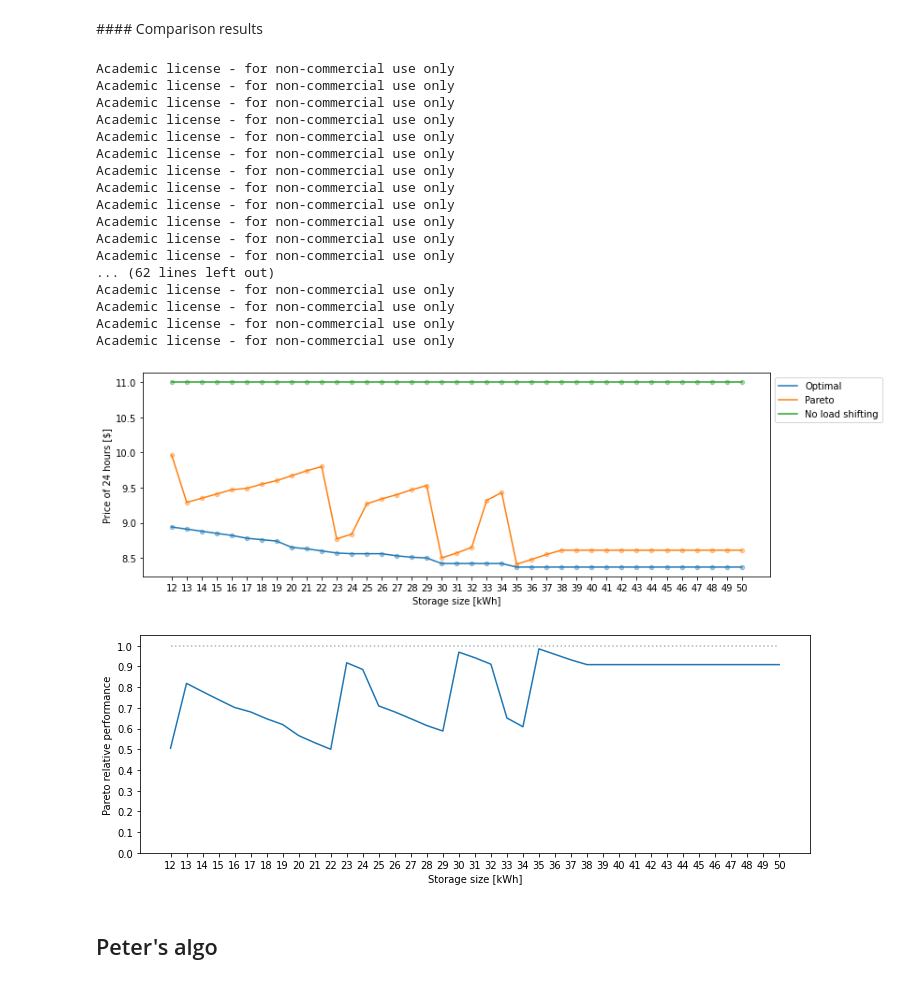
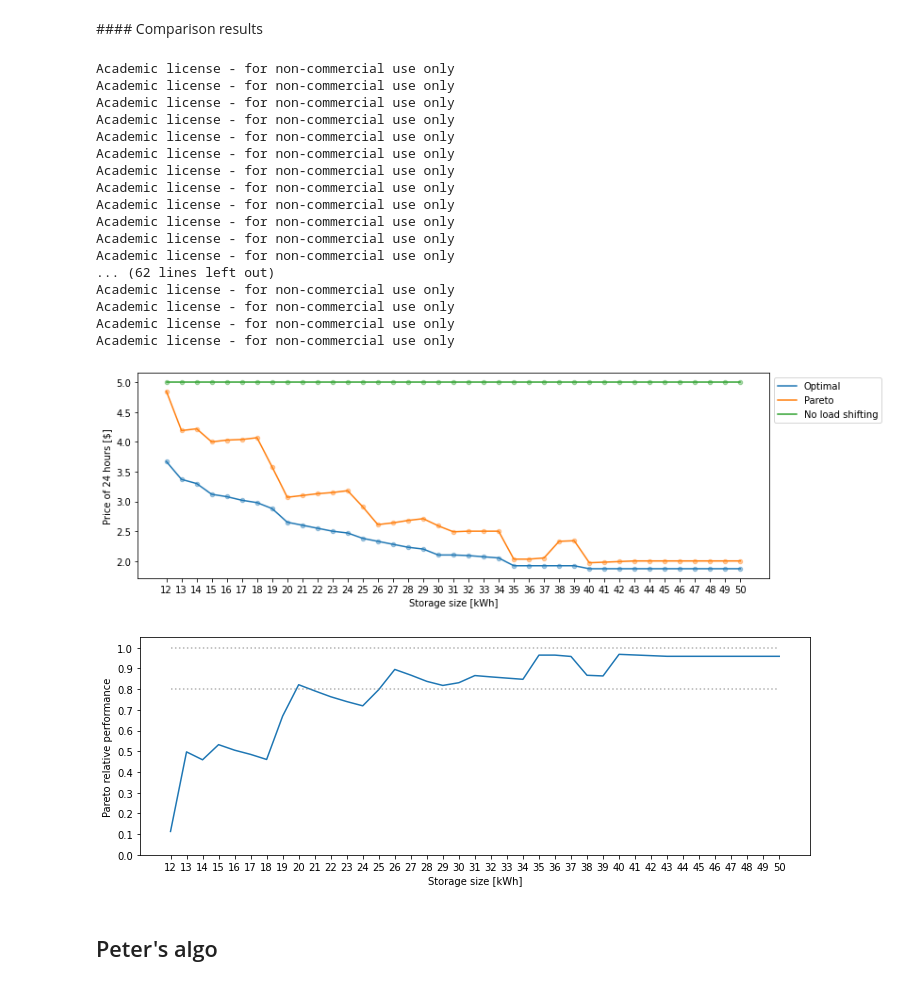
Before and after one commit to thdfw/master_thesis, a Jupyter notebook: data_driven_control/pareto.ipynb, the cells around one changed output. Drawn from its saved outputs; the diff is of its cells as text; code cells hidden in the pictures.

```diff
--- a/data_driven_control/pareto.ipynb
+++ b/data_driven_control/pareto.ipynb
@@ -113,6 +113,11 @@ else:
     c_el = [18.97, 18.92, 18.21, 16.58, 16.27, 15.49, 14.64,\
             18.93, 45.56, 26.42, 18.0, 17.17, 16.19, 30.74, 31.17, 16.18,\
             17.11, 20.24, 24.94, 24.69, 26.48, 30.15, 23.14, 24.11]
+    c_el = [0.07919, 0.066283, 0.063061, 0.067943, 0.080084, 0.115845,
+                0.193755, 0.215921, 0.110822, 0.044927, 0.01521, 0.00742,
+                0.004151, 0.007117, 0.009745, 0.02452, 0.037877, 0.09556,
+                0.205067, 0.282588, 0.234866, 0.184225, 0.132268, 0.101679]
+    c_el = [x*100 for x in c_el]
 
 # Outside air temperature (°C)
 T_OA_list = [2]*5 + [7]*15 + [2]*4
@@ -652,35 +657,36 @@ plt.xticks(storage_size)
 plt.legend(loc='upper left', bbox_to_anchor=(1, 1))
 plt.show()
 
 plt.figure(figsize=(12,4))
 plt.plot(storage_size, scaled)
 plt.xticks(storage_size)
 plt.xlabel("Storage size [kWh]")
 plt.ylabel("Pareto relative performance")
 plt.ylim([0,1.05])
 plt.plot(storage_size, [1]*len(scaled), linestyle='dotted', alpha=0.6, color='gray')
+plt.plot(storage_size, [0.8]*len(scaled), linestyle='dotted', alpha=0.6, color='gray')
 plt.yticks([x/10 for x in range(0,11)])
 plt.show()
 # %% [output]
 Academic license - for non-commercial use only
 Academic license - for non-commercial use only
 Academic license - for non-commercial use only
 Academic license - for non-commercial use only
 Academic license - for non-commercial use only
 Academic license - for non-commercial use only
 Academic license - for non-commercial use only
 Academic license - for non-commercial use only
 Academic license - for non-commercial use only
 Academic license - for non-commercial use only
 Academic license - for non-commercial use only
 Academic license - for non-commercial use only
 ... (62 lines left out)
 Academic license - for non-commercial use only
 Academic license - for non-commercial use only
 Academic license - for non-commercial use only
 Academic license - for non-commercial use only
-[figure, old version]
+[figure, new version]
-[figure, old version]
+[figure, new version]
 # %% [markdown]
 ## Peter's algo
 # %%
```
Also changed, not shown: parts of 7 cells of this notebook.
